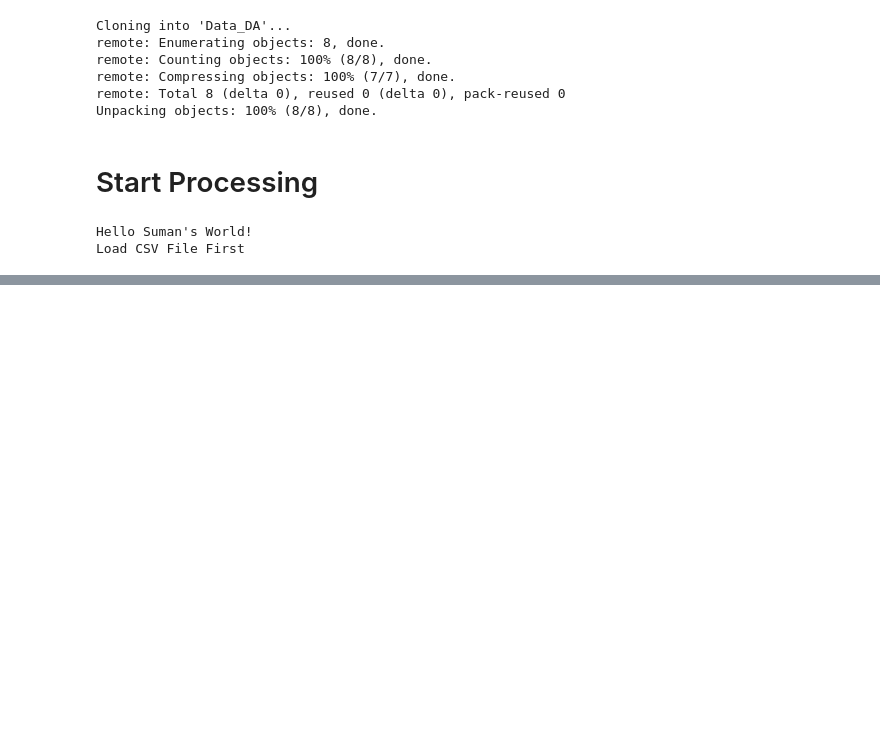
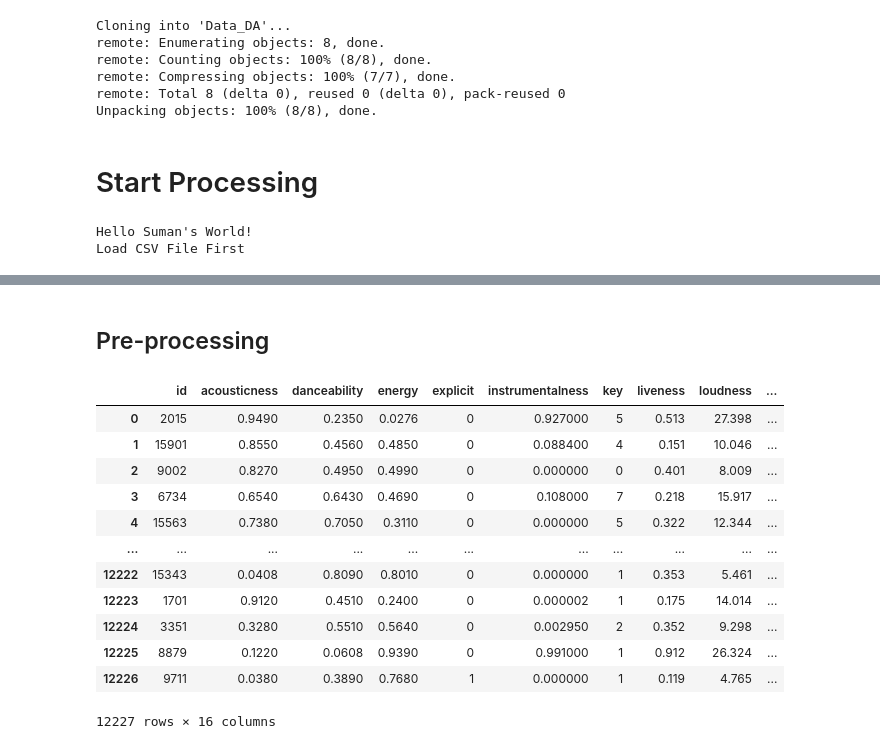
Before and after one commit to sumandutta8877/DATA-Analytics, a Jupyter notebook: DA_2021.ipynb, the cells around one changed output, grey strips where cells are left out. Cells and saved outputs as stored; diff of their text form; code cells hidden in the pictures; blank space fills up the shorter version.

```diff
--- a/DA_2021.ipynb
+++ b/DA_2021.ipynb
@@ -65,0 +80,2 @@ print(df2)
+# %% [markdown]
+## Pre-processing
@@ -65,0 +104,17 @@ print(df2)
+# %%
+X = df1.iloc[:,:-4]
+X
+# %% [output]
+|  | id | acousticness | danceability | energy | explicit | instrumentalness | key | liveness | loudness | ... |
+| 0 | 2015 | 0.9490 | 0.2350 | 0.0276 | 0 | 0.927000 | 5 | 0.513 | 27.398 | ... |
+| 1 | 15901 | 0.8550 | 0.4560 | 0.4850 | 0 | 0.088400 | 4 | 0.151 | 10.046 | ... |
+| 2 | 9002 | 0.8270 | 0.4950 | 0.4990 | 0 | 0.000000 | 0 | 0.401 | 8.009 | ... |
+| 3 | 6734 | 0.6540 | 0.6430 | 0.4690 | 0 | 0.108000 | 7 | 0.218 | 15.917 | ... |
+| 4 | 15563 | 0.7380 | 0.7050 | 0.3110 | 0 | 0.000000 | 5 | 0.322 | 12.344 | ... |
+| ... | ... | ... | ... | ... | ... | ... | ... | ... | ... | ... |
+| 12222 | 15343 | 0.0408 | 0.8090 | 0.8010 | 0 | 0.000000 | 1 | 0.353 | 5.461 | ... |
+| 12223 | 1701 | 0.9120 | 0.4510 | 0.2400 | 0 | 0.000002 | 1 | 0.175 | 14.014 | ... |
+| 12224 | 3351 | 0.3280 | 0.5510 | 0.5640 | 0 | 0.002950 | 2 | 0.352 | 9.298 | ... |
+| 12225 | 8879 | 0.1220 | 0.0608 | 0.9390 | 0 | 0.991000 | 1 | 0.912 | 26.324 | ... |
+| 12226 | 9711 | 0.0380 | 0.3890 | 0.7680 | 1 | 0.000000 | 1 | 0.119 | 4.765 | ... |
+12227 rows × 16 columns
```
Also changed, not shown: parts of 11 cells of this notebook.
